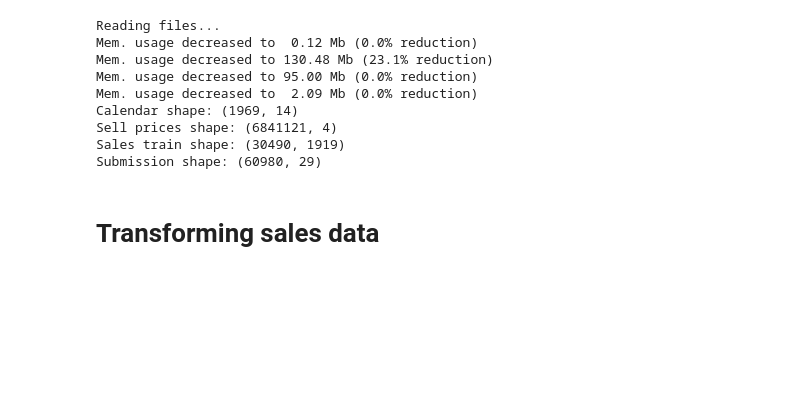
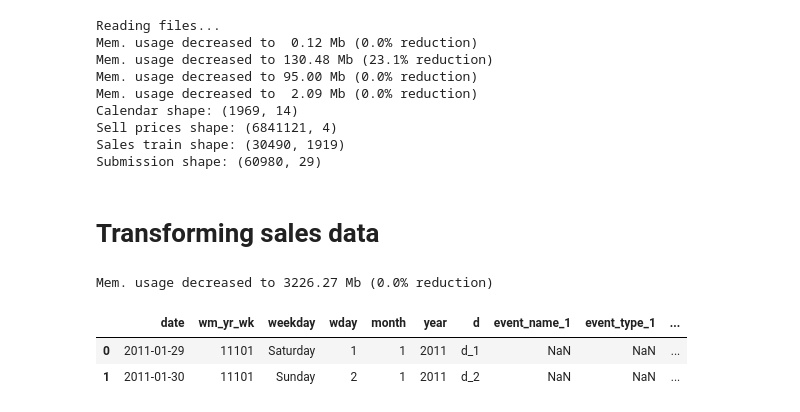
Before and after one commit to vivekka93/m5-accuracy, a Jupyter notebook: my_notebook.ipynb, the cells around one changed output. Drawn from its saved outputs; the diff is of its cells as text; code cells hidden in the pictures; blank space fills up the shorter version.

```diff
--- a/my_notebook.ipynb
+++ b/my_notebook.ipynb
@@ -93,0 +166,11 @@ melted = pd.melt(sales_train_val, id_vars=['id', 'item_id', 'dept_id', 'cat_id',
+# %%
+data = melt(sales_train_val, submission, nrows=27_500_000)
+data = merge(data, calendar, sell_prices)
+# %% [output]
+Mem. usage decreased to 3226.27 Mb (0.0% reduction)
+# %%
+calendar.head(2)
+# %% [output]
+|  | date | wm_yr_wk | weekday | wday | month | year | d | event_name_1 | event_type_1 | ... |
+| 0 | 2011-01-29 | 11101 | Saturday | 1 | 1 | 2011 | d_1 | NaN | NaN | ... |
+| 1 | 2011-01-30 | 11101 | Sunday | 2 | 1 | 2011 | d_2 | NaN | NaN | ... |
```
Also changed, not shown: parts of 14 cells of this notebook.
